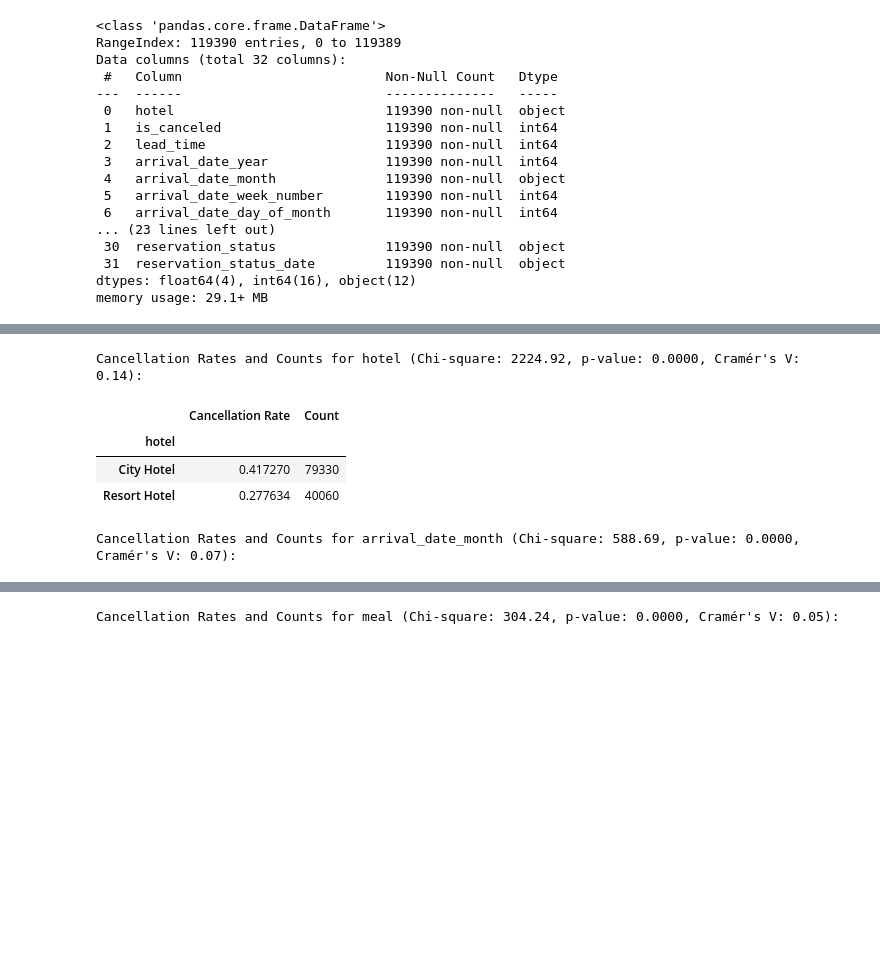
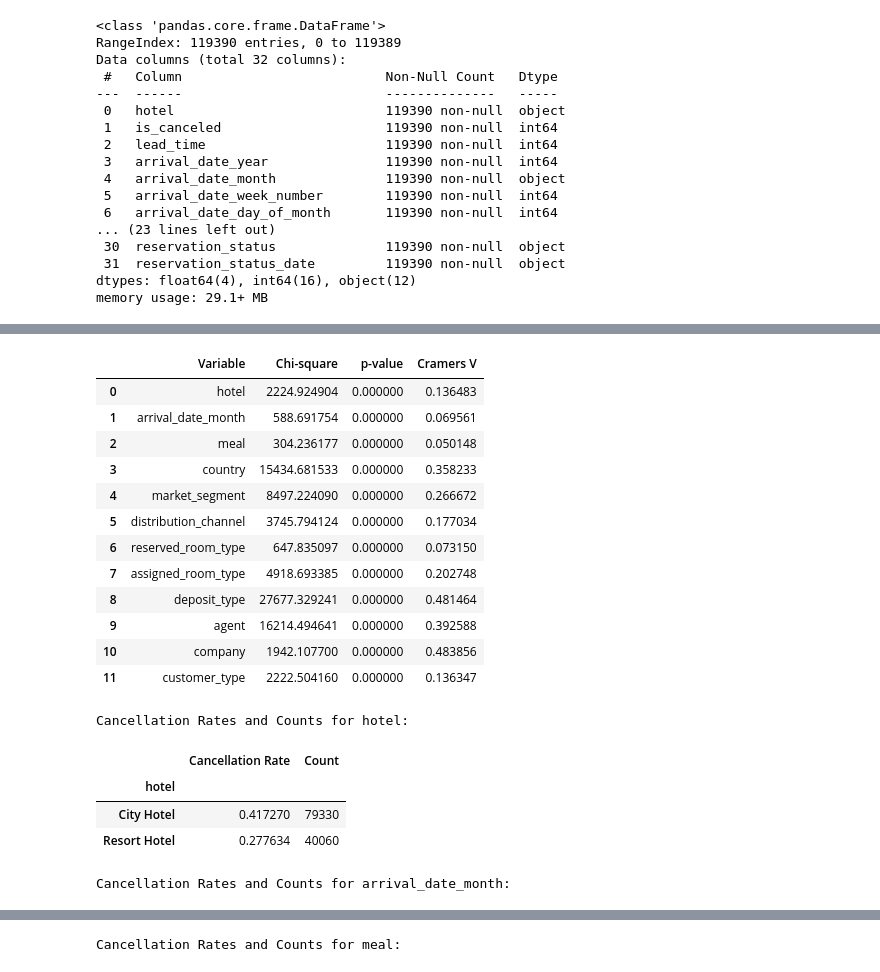
Before and after one commit to Giorgi-Tabatadze/predicting-hotel-churn, a Jupyter notebook: EDA.ipynb, the cells around one changed output, grey strips where cells are left out. Cells and saved outputs as stored; diff of their text form; code cells hidden in the pictures; blank space fills up the shorter version.

```diff
--- a/EDA.ipynb
+++ b/EDA.ipynb
@@ -104,42 +148,71 @@ contingency_table = pd.crosstab(df["meal"], df['is_canceled'])
 # %%
-import pandas as pd
-import scipy.stats as stats
-import numpy as np
-
-
-categorical_columns = ['hotel', 'arrival_date_month', 'meal', 'market_segment', 'distribution_channel', 'reserved_room_type', 'assigned_room_type', 'deposit_type', 'customer_type', 'country']
+object_variables = [var for var in object_variables if var not in ["reservation_status_date", "reservation_status"]]
 def cramers_v(x, y):
     confusion_matrix = pd.crosstab(x, y)
     chi2 = stats.chi2_contingency(confusion_matrix)[0]
     n = confusion_matrix.sum().sum()
     phi2 = chi2 / n
     r, k = confusion_matrix.shape
     phi2corr = max(0, phi2 - ((k-1)*(r-1))/(n-1))
     rcorr = r - ((r-1)**2)/(n-1)
     kcorr = k - ((k-1)**2)/(n-1)
     return np.sqrt(phi2corr / min((kcorr-1), (rcorr-1)))
 
-def display_enhanced_tables(dataframe, categorical_columns):
-    for column in categorical_columns:
-        grouped = dataframe.groupby(column)['is_canceled'].agg(['mean', 'count'])
-        grouped = grouped.sort_values(by='count', ascending=False)
-        grouped.columns = ['Cancellation Rate', 'Count']
 
-        chi2, p, _, _ = stats.chi2_contingency(pd.crosstab(dataframe[column], dataframe['is_canceled']))
-        cramer_v = cramers_v(dataframe[column], dataframe['is_canceled'])
 
-        styled_grouped = grouped.style.background_gradient(cmap='coolwarm', subset=['Cancellation Rate'])
+def display_enhanced_tables(dataframe, object_variables):
+    results = []
+    styled_grouped_list = []
+    for column in object_variables:
+        grouped = dataframe.groupby(column)["is_canceled"].agg(["mean", "count"])
+        grouped = grouped.sort_values(by="count", ascending=False)
+        grouped.columns = ["Cancellation Rate", "Count"]
 
-        print(f"Cancellation Rates and Counts for {column} (Chi-square: {chi2:.2f}, p-value: {p:.4f}, Cramér's V: {cramer_v:.2f}):\n")
-        display(styled_grouped)
+        chi2, p, _, _ = stats.chi2_contingency(pd.crosstab(dataframe[column], dataframe["is_canceled"]))
+        cramer_v = cramers_v(dataframe[column], dataframe["is_canceled"])
+
+        results.append({
+            "Variable": column,
+            "Chi-square": chi2,
+            "p-value": p,
+            "Cramers V": cramer_v
+        })
+
+        styled_grouped = grouped.style.background_gradient(cmap="coolwarm", subset=["Cancellation Rate"])
+        styled_grouped_list.append((column, styled_grouped))
+
+    results_df = pd.DataFrame(results)
+    styled_results = results_df.style.background_gradient(cmap="coolwarm", subset=["Chi-square", "Cramers V"])
+
+    display(styled_results)
+
+    for column, styled_grouped in styled_grouped_list:
+        print(f"Cancellation Rates and Counts for {column}:\n")
+
+        df_grouped = styled_grouped.data
+        # I am adding adjustable threshold for countries, agencies and companies as their number is quite overwhelming.
+        df_grouped = df_grouped[df_grouped["Count"] > 0]
+        display(df_grouped.style.background_gradient(cmap="coolwarm", subset=["Cancellation Rate"]))
         print("\n")
 
-# Display enhanced tables for each categorical column
-display_enhanced_tables(df, categorical_columns)
+display_enhanced_tables(df, object_variables)
 # %% [output]
+|  | Variable | Chi-square | p-value | Cramers V |
+| 0 | hotel | 2224.924904 | 0.000000 | 0.136483 |
+| 1 | arrival_date_month | 588.691754 | 0.000000 | 0.069561 |
+| 2 | meal | 304.236177 | 0.000000 | 0.050148 |
+| 3 | country | 15434.681533 | 0.000000 | 0.358233 |
+| 4 | market_segment | 8497.224090 | 0.000000 | 0.266672 |
+| 5 | distribution_channel | 3745.794124 | 0.000000 | 0.177034 |
+| 6 | reserved_room_type | 647.835097 | 0.000000 | 0.073150 |
+| 7 | assigned_room_type | 4918.693385 | 0.000000 | 0.202748 |
+| 8 | deposit_type | 27677.329241 | 0.000000 | 0.481464 |
+| 9 | agent | 16214.494641 | 0.000000 | 0.392588 |
+| 10 | company | 1942.107700 | 0.000000 | 0.483856 |
+| 11 | customer_type | 2222.504160 | 0.000000 | 0.136347 |
-Cancellation Rates and Counts for hotel (Chi-square: 2224.92, p-value: 0.0000, Cramér's V: 0.14):
+Cancellation Rates and Counts for hotel:
-|  | Cancellation Rate | Count |
-| hotel |  |  |
-| City Hotel | 0.417270 | 79330 |
-| Resort Hotel | 0.277634 | 40060 |
+|  | Cancellation Rate | Count |
+| hotel |  |  |
+| City Hotel | 0.417270 | 79330 |
+| Resort Hotel | 0.277634 | 40060 |
-Cancellation Rates and Counts for arrival_date_month (Chi-square: 588.69, p-value: 0.0000, Cramér's V: 0.07):
+Cancellation Rates and Counts for arrival_date_month:
@@ -160 +233 @@ Cancellation Rates and Counts for arrival_date_month (Chi-square: 588.69, p-valu
-Cancellation Rates and Counts for meal (Chi-square: 304.24, p-value: 0.0000, Cramér's V: 0.05):
+Cancellation Rates and Counts for meal:
```
Also changed, not shown: parts of 10 cells of this notebook, 5 other files.
